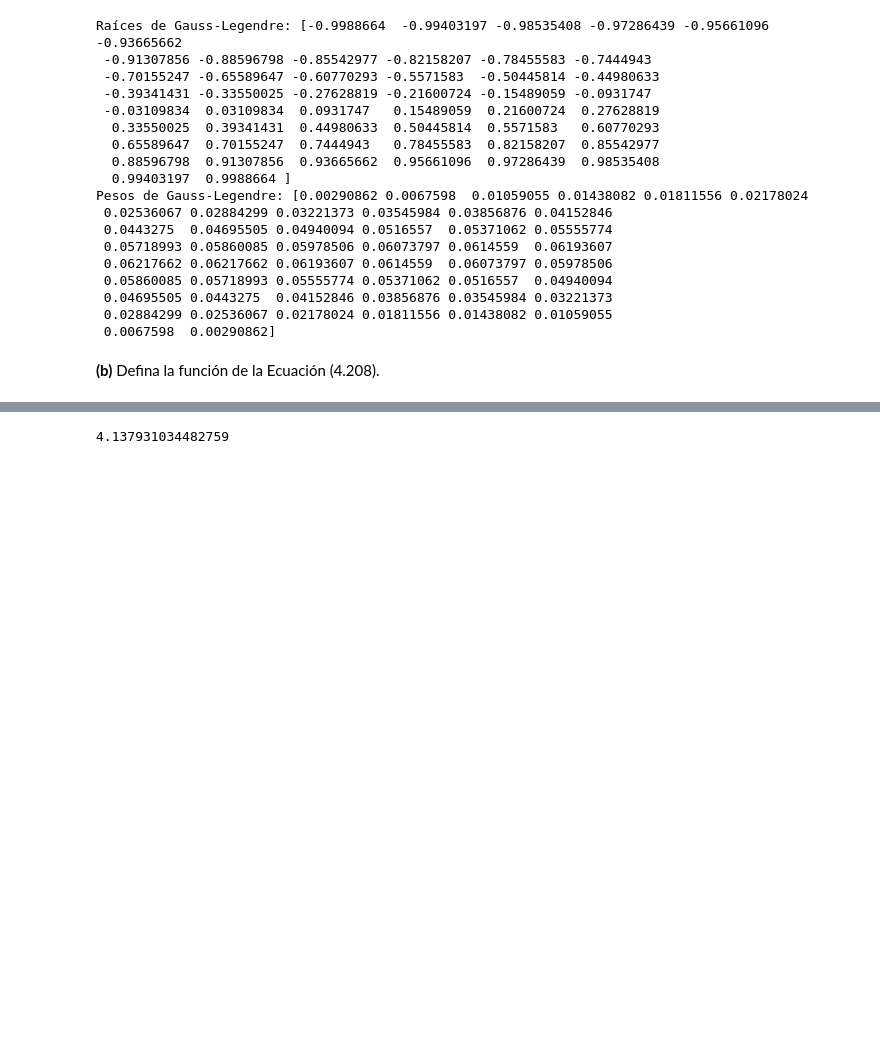
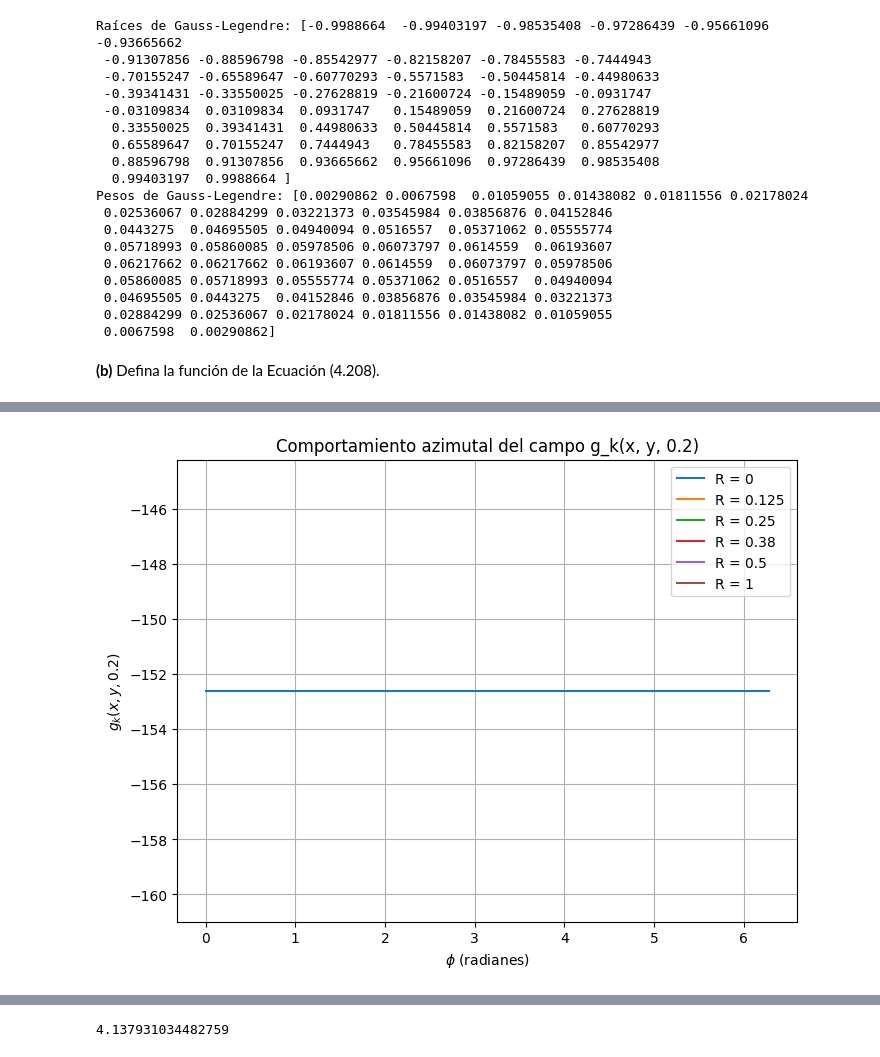
Before and after one commit to MafeGomez-11/M-todos1_MariaFernandaGomez_MarianaMoya, a Jupyter notebook: Parcial2/Parcial_2.ipynb, the cells around one changed output, grey strips where cells are left out. Drawn from its saved outputs; the diff is of its cells as text; code cells hidden in the pictures; blank space fills up the shorter version.

```diff
--- a/Parcial2/Parcial_2.ipynb
+++ b/Parcial2/Parcial_2.ipynb
@@ -148,0 +225,80 @@ def gk(x, y, z, R=1):
+# %%
+#codigo duda
+
+import numpy as np
+import matplotlib.pyplot as plt
+
+# Constantes
+k = 1.9429303960  # Constante ajustada para el campo gravitacional
+R = 1             # Radio del disco
+z = 0.2           # Altura en la dirección z
+
+# Definimos el número de puntos en r y phi para la cuadratura
+N_r = 100   # Número de divisiones en r
+N_phi = 100  # Número de divisiones en phi
+
+# Valores de r y phi para la integración numérica
+r_vals = np.linspace(0, R, N_r)
+phi_vals = np.linspace(0, 2 * np.pi, N_phi)
+
+# Definir la función a integrar
+def integrand(r, phi, x, y, z):
+    denominator = (x**2 + y**2 + z**2 - 2 * r * x * np.cos(phi) - 2 * r * y * np.sin(phi))**(3/2)
+    return z * r / denominator
+
+# Función que calcula g_k(x, y, z) usando el método de trapecios
+def g_k(x, y, z):
+    integral_value = 0.0
+    for r in r_vals:
+        for phi in phi_vals:
+            integral_value += integrand(r, phi, x, y, z)
+
+    # Aproximamos la integral usando el área del trapecio
+    delta_r = R / N_r
+    delta_phi = (2 * np.pi) / N_phi
+    integral_value *= delta_r * delta_phi
+
+    return -k * integral_value
+
+# Valores del radio R y phi para hacer el estudio azimutal
+Valores_r = [0, 0.125, 0.25, 0.38, 0.5,1]
+Vlores_phi = np.linspace(0, 2 * np.pi, 10)  # 10 valores de phi entre 0 y 2*pi
+
+# Diccionario para almacenar los resultados
+resultados = {}
+
+# Fijamos z = 0.2 como en el enunciado
+z = 0.2
+
+# Calculamos el campo gravitacional para diferentes valores de (r, phi)
+for r in Valores_r:
+    G_val = []
+    for phi in Vlores_phi:
+        # Convertimos coordenadas polares a cartesianas
+        x = r * np.cos(phi)
+        y = r * np.sin(phi)
+
+        # Calculamos el campo gravitacional en el punto (x, y, z)
+        valor = g_k(x, y, z)
+        G_val.append(valor)
+
+    resultados[r] = G_val
+
+# Graficar los resultados
+plt.figure(figsize=(8, 6))
+
+# Graficamos el campo para cada valor de R
+for r in Valores_r:
+    plt.plot(Vlores_phi, resultados[r], label=f'R = {r}')
+
+# Personalización del gráfico
+plt.title('Comportamiento azimutal del campo g_k(x, y, 0.2)')
+plt.xlabel(r'$\phi$ (radianes)')
+plt.ylabel(r'$g_k(x, y, 0.2)$')
+plt.legend()
+plt.grid(True)
+
+# Mostrar gráfico
+plt.show()
+# %% [output]
+[figure, added]
```
Also changed, not shown: parts of 33 cells of this notebook.
